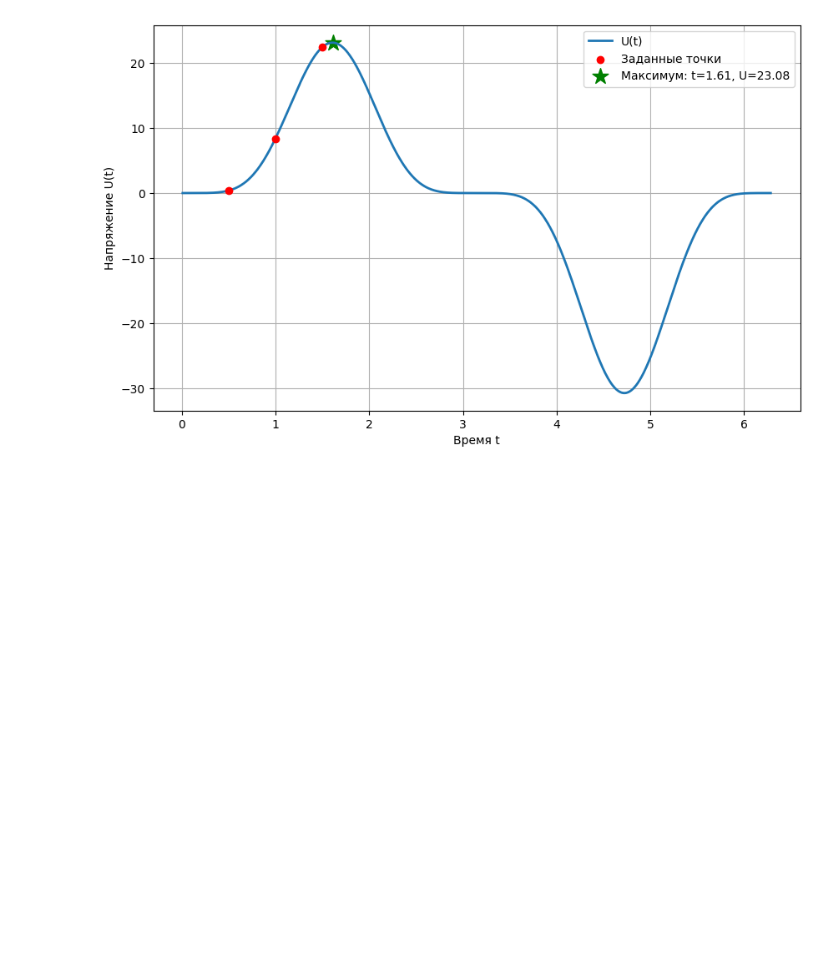
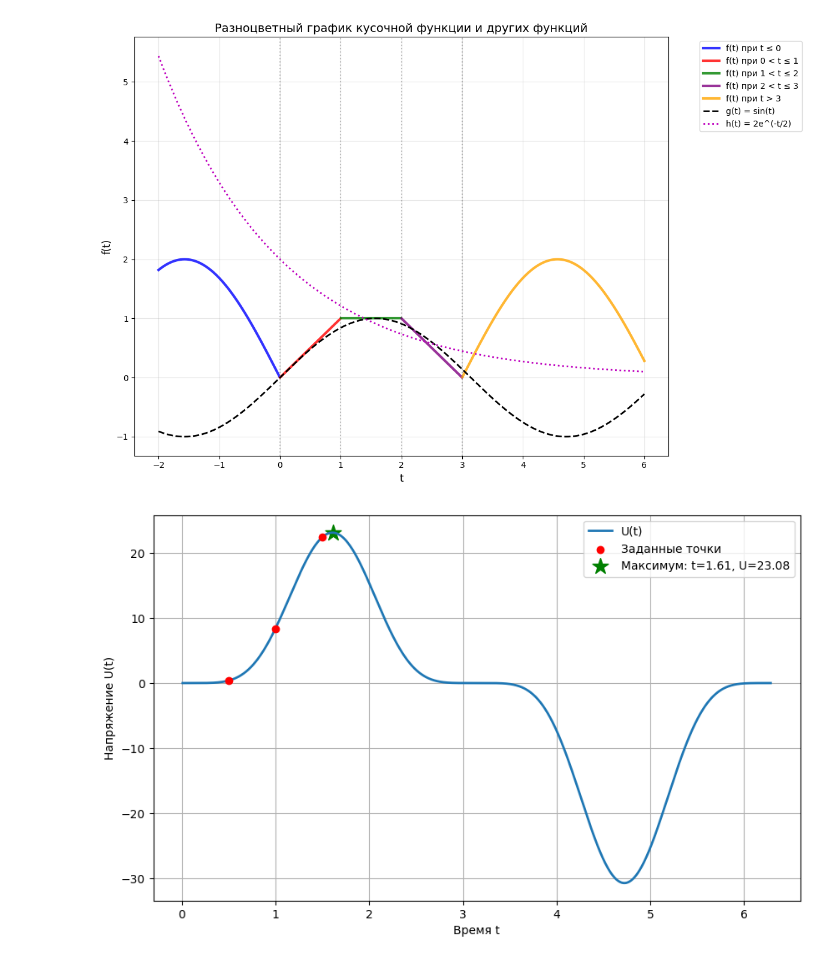
Before and after one commit to hisoriosi/python_labs, a Jupyter notebook: lab4.ipynb, the cells around one changed output. Drawn from its saved outputs; the diff is of its cells as text; code cells hidden in the pictures; blank space fills up the shorter version.

Commit message:
images

```diff
--- a/lab4.ipynb
+++ b/lab4.ipynb
@@ -29,3 +4,59 @@ plt.savefig('images/plot_9_1.png')
+# %%
+import numpy as np
+import matplotlib.pyplot as plt
+
+t = np.linspace(-2, 6, 1000)
+f = np.zeros_like(t)
+
+# Создаем маски для каждого участка функции
+mask1 = t <= 0
+mask2 = (t > 0) & (t <= 1)
+mask3 = (t > 1) & (t <= 2)
+mask4 = (t > 2) & (t <= 3)
+mask5 = t > 3
+
+# Вычисляем значения для каждого участка
+f1 = -2 * np.sin(t[mask1])
+f2 = t[mask2]
+f3 = np.ones_like(t[mask3])
+f4 = 3 - t[mask4]
+f5 = 2 * np.sin(t[mask5] - 3)
+
+# Создаем дополнительные функции для сравнения
+g = np.sin(t)  # Синусоида
+h = np.exp(-0.5 * t) * 2  # Затухающая экспонента
+
+plt.figure(figsize=(12, 8))
+
+# Рисуем кусочную функцию разноцветными сегментами
+plt.plot(t[mask1], f1, 'b-', linewidth=3, label='f(t) при t ≤ 0', alpha=0.8)
+plt.plot(t[mask2], f2, 'r-', linewidth=3, label='f(t) при 0 < t ≤ 1', alpha=0.8)
+plt.plot(t[mask3], f3, 'g-', linewidth=3, label='f(t) при 1 < t ≤ 2', alpha=0.8)
+plt.plot(t[mask4], f4, 'purple', linewidth=3, label='f(t) при 2 < t ≤ 3', alpha=0.8)
+plt.plot(t[mask5], f5, 'orange', linewidth=3, label='f(t) при t > 3', alpha=0.8)
+
+# Добавляем другие функции для сравнения
+plt.plot(t, g, 'k--', linewidth=2, label='g(t) = sin(t)')
+plt.plot(t, h, 'm:', linewidth=2, label='h(t) = 2e^(-t/2)')
+
+# Добавляем вертикальные линии в точках разрыва
+plt.axvline(x=0, color='gray', linestyle=':', alpha=0.5)
+plt.axvline(x=1, color='gray', linestyle=':', alpha=0.5)
+plt.axvline(x=2, color='gray', linestyle=':', alpha=0.5)
+plt.axvline(x=3, color='gray', linestyle=':', alpha=0.5)
+
+plt.xlabel('t', fontsize=12)
+plt.ylabel('f(t)', fontsize=12)
+plt.title('Разноцветный график кусочной функции и других функций', fontsize=14)
+plt.grid(True, alpha=0.3)
+plt.legend(bbox_to_anchor=(1.05, 1), loc='upper left')
+plt.tight_layout()
+
+# Сохраняем график
+plt.savefig('images/plot_9_1.png', dpi=300, bbox_inches='tight')
+plt.show()
+# %% [output]
+[figure, added]
 # %%
 t = np.linspace(0.01, 2 * np.pi, 1000)
 U = 7 * (np.sin(t))**5 * np.log(17 * t)
```
Also changed, not shown: parts of 1 cell of this notebook, 1 other file.
